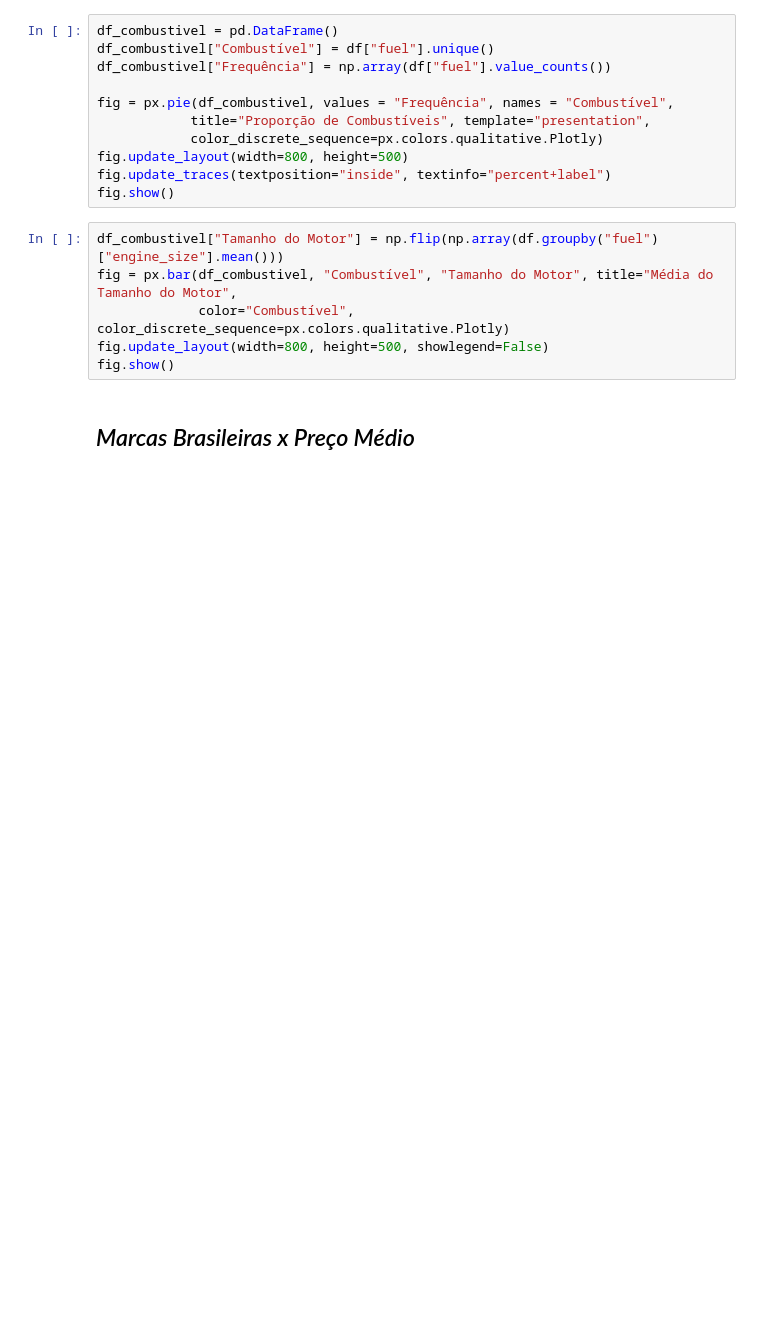
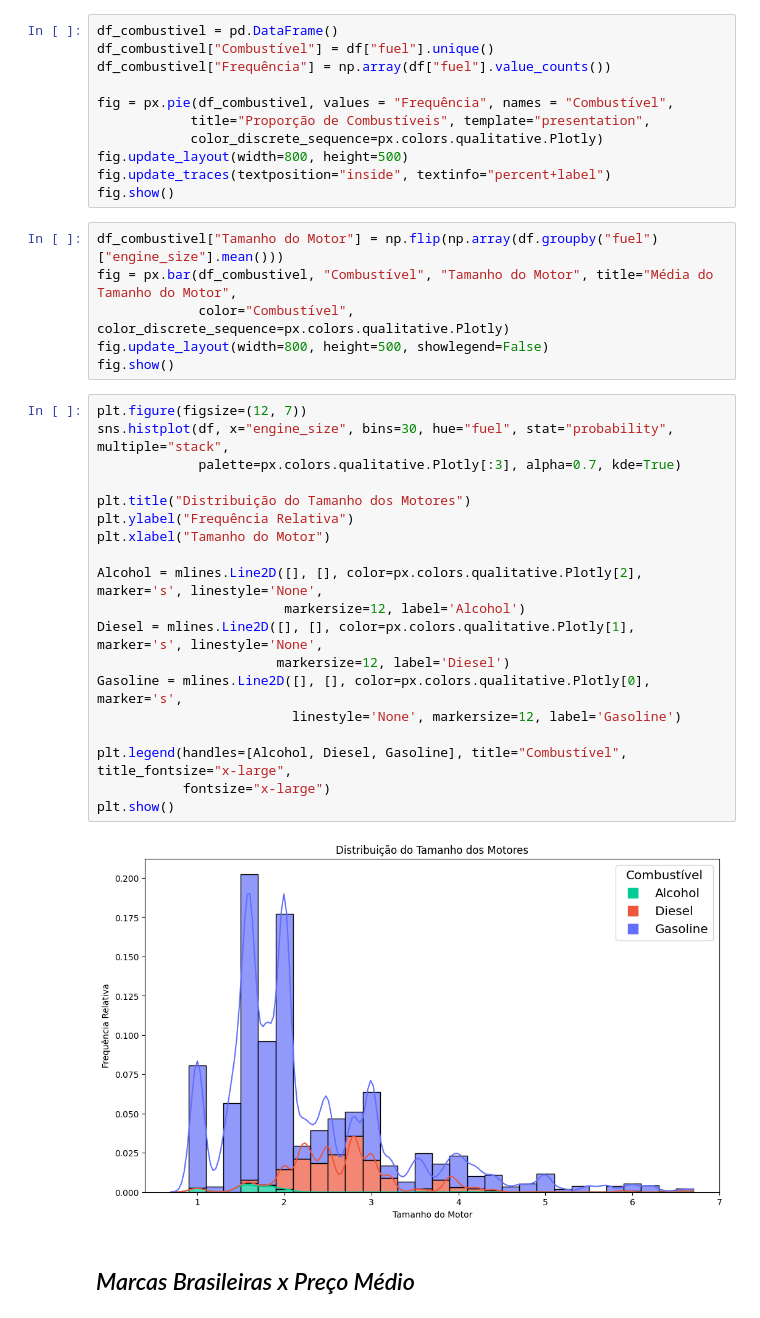
Before and after one commit to GvFreitas1/ListasdeExercicios-CursodePython2022, a Jupyter notebook: Projeto Final - Grupo 4/Análise de Dados - Preco dos Carros BR.ipynb, the cells around one changed output. Saved outputs shown, nothing was run; the diff lists cells and outputs as text; blank space fills up the shorter version.

```diff
--- a/Projeto Final - Grupo 4/Análise de Dados - Preco dos Carros BR.ipynb
+++ b/Projeto Final - Grupo 4/Análise de Dados - Preco dos Carros BR.ipynb
@@ -200,6 +198,27 @@ fig = px.bar(df_combustivel, "Combustível", "Tamanho do Motor", title="Média d
              color="Combustível", color_discrete_sequence=px.colors.qualitative.Plotly)
 fig.update_layout(width=800, height=500, showlegend=False)
 fig.show()
+# %%
+plt.figure(figsize=(12, 7))
+sns.histplot(df, x="engine_size", bins=30, hue="fuel", stat="probability", multiple="stack",
+             palette=px.colors.qualitative.Plotly[:3], alpha=0.7, kde=True)
+
+plt.title("Distribuição do Tamanho dos Motores")
+plt.ylabel("Frequência Relativa")
+plt.xlabel("Tamanho do Motor")
+
+Alcohol = mlines.Line2D([], [], color=px.colors.qualitative.Plotly[2], marker='s', linestyle='None',
+                        markersize=12, label='Alcohol')
+Diesel = mlines.Line2D([], [], color=px.colors.qualitative.Plotly[1], marker='s', linestyle='None',
+                       markersize=12, label='Diesel')
+Gasoline = mlines.Line2D([], [], color=px.colors.qualitative.Plotly[0], marker='s',
+                         linestyle='None', markersize=12, label='Gasoline')
+
+plt.legend(handles=[Alcohol, Diesel, Gasoline], title="Combustível", title_fontsize="x-large",
+           fontsize="x-large")
+plt.show()
+# %% [output]
+[figure, added]
 # %% [markdown]
 ## *Marcas Brasileiras x Preço Médio*
 # %%
```
Also changed, not shown: parts of 2 cells of this notebook.
